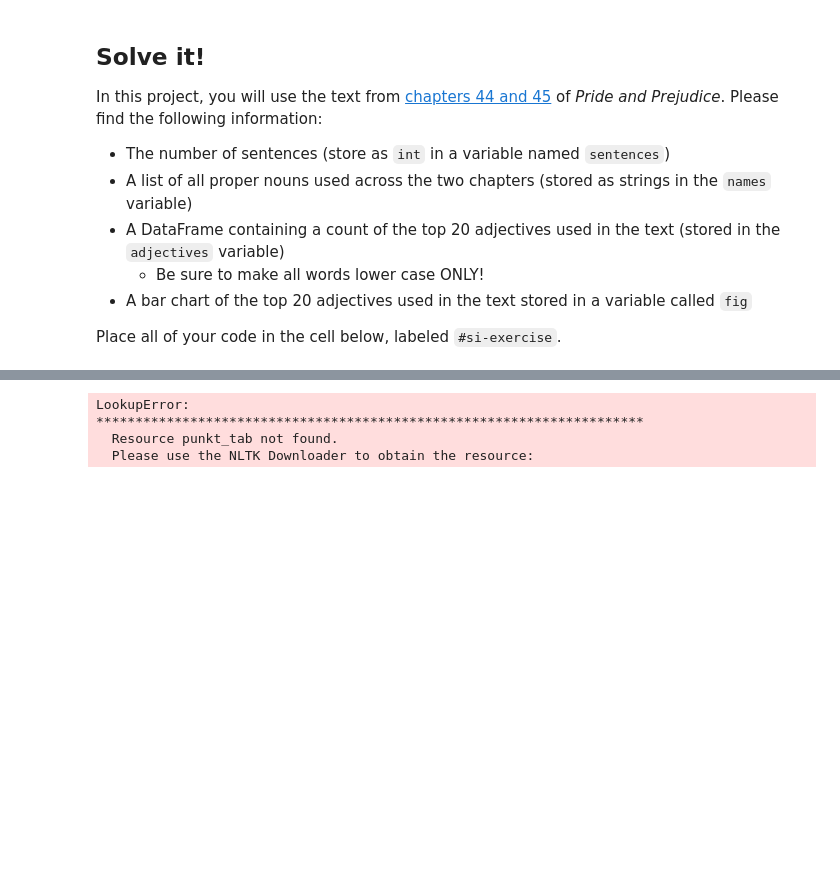
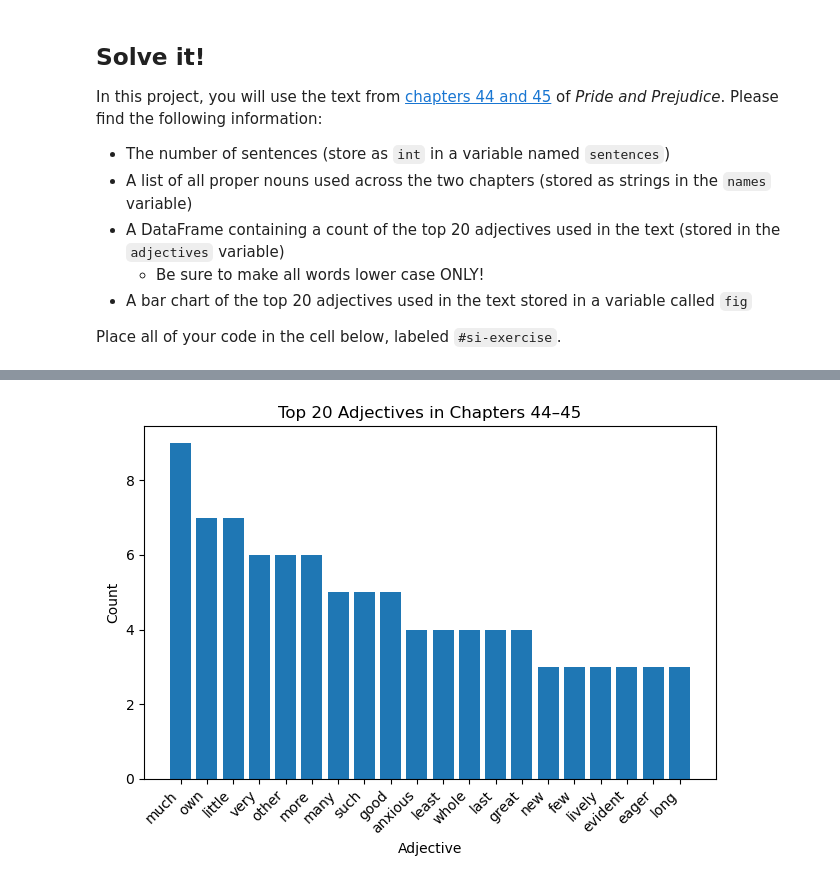
Before and after one commit to mmcgruder27/econ8320-assignment-12, a Jupyter notebook: Lesson.ipynb, the cells around one changed output, grey strips where cells are left out. Cells and saved outputs as stored; diff of their text form; code cells hidden in the pictures; blank space fills up the shorter version.

```diff
--- a/Lesson.ipynb
+++ b/Lesson.ipynb
@@ -210,53 +210,50 @@ Place all of your code in the cell below, labeled `#si-exercise`.
 #si-exercise
 
 import urllib.request
-import nltk
-from nltk import sent_tokenize, word_tokenize, pos_tag
+import spacy
 from collections import Counter
 import pandas as pd
 import matplotlib.pyplot as plt
 
-# ---------------------------
-# 1. Download the text
-# ---------------------------
+# -----------------------------------------
+# 1. Download the text file
+# -----------------------------------------
 url = "https://raw.githubusercontent.com/dustywhite7/Econ8320/refs/heads/master/AssignmentData/prideAndPrejudiceChapters.txt"
 
 with urllib.request.urlopen(url) as f:
     text = f.read().decode("utf-8")
 
-# ---------------------------
-# 2. NLTK setup
-# ---------------------------
-nltk.download("punkt")
-nltk.download("averaged_perceptron_tagger")
+# -----------------------------------------
+# 2. Load spaCy model and process text
+# -----------------------------------------
+nlp = spacy.load("en_core_web_sm")
+doc = nlp(text)
 
-# number of sentences
-sent_list = sent_tokenize(text)
-sentences = len(sent_list)
+# -----------------------------------------
+# 3. Number of sentences
+# -----------------------------------------
+sentences = sum(1 for _ in doc.sents)
 
-# tokenization + POS tagging
-tokens = word_tokenize(text)
-tagged = pos_tag(tokens)
+# -----------------------------------------
+# 4. List of proper nouns (names)
+# -----------------------------------------
+names = [token.text for token in doc if token.pos_ == "PROPN"]
 
-# ---------------------------
-# 3. Proper nouns -> names
-# ---------------------------
-names = [word for word, tag in tagged if tag in ("NNP", "NNPS")]
-
-# ---------------------------
-# 4. Top 20 adjectives (lowercase) -> DataFrame
-# ---------------------------
-adj_tokens = [word.lower() for word, tag in tagged if tag in ("JJ", "JJR", "JJS")]
+# -----------------------------------------
+# 5. Top 20 adjectives (lowercase) -> DataFrame
+# -----------------------------------------
+adj_tokens = [token.text.lower() for token in doc if token.pos_ == "ADJ"]
 counts = Counter(adj_tokens)
 top20 = counts.most_common(20)
 
 adjectives = pd.DataFrame(top20, columns=["word", "count"])
 
-# ---------------------------
-# 5. Bar chart of top 20 adjectives
-# ---------------------------
+# -----------------------------------------
+# 6. Bar chart of the top 20 adjectives
+# -----------------------------------------
 fig, ax = plt.subplots()
 ax.bar(adjectives["word"], adjectives["count"])
+ax.set_xticks(range(len(adjectives)))
 ax.set_xticklabels(adjectives["word"], rotation=45, ha="right")
 ax.set_xlabel("Adjective")
 ax.set_ylabel("Count")
@@ -271,4 +263 @@ plt.tight_layout()
-LookupError:
-**********************************************************************
-  Resource punkt_tab not found.
-  Please use the NLTK Downloader to obtain the resource:
+[figure, added]
```
Also changed, not shown: parts of 1 cell of this notebook.
